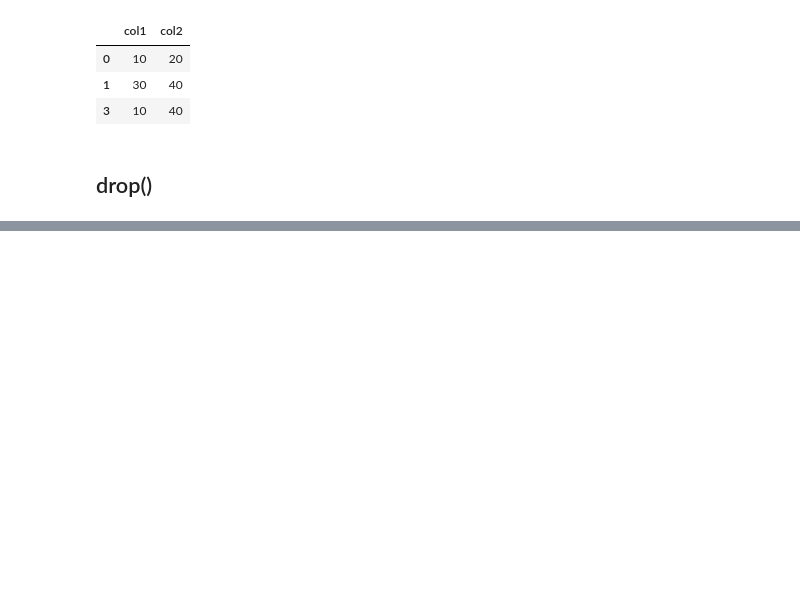
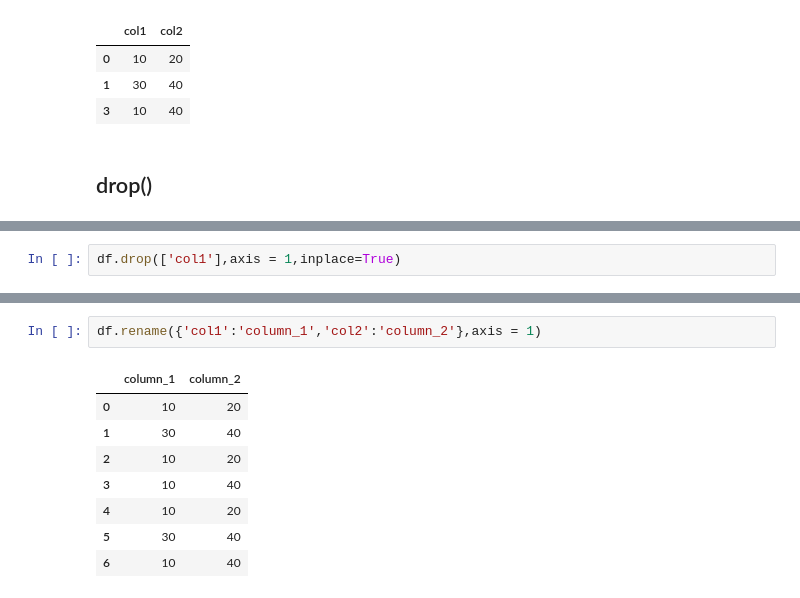
Before and after one commit to Aakashdoraisamy/Core_to_Advanced_Python, a Jupyter notebook: Python_Libraries/pandas/pandas.ipynb, the cells around one changed output, grey strips where cells are left out. Saved outputs shown, nothing was run; the diff lists cells and outputs as text; blank space fills up the shorter version.

```diff
--- a/Python_Libraries/pandas/pandas.ipynb
+++ b/Python_Libraries/pandas/pandas.ipynb
@@ -1025,0 +1045,2 @@ df.drop_duplicates() # by default it keeps first as orginal
+# %%
+df.drop(['col1'],axis = 1,inplace=True)
@@ -1025,0 +1127,11 @@ df.drop_duplicates() # by default it keeps first as orginal
+# %%
+df.rename({'col1':'column_1','col2':'column_2'},axis = 1)
+# %% [output]
+|  | column_1 | column_2 |
+| 0 | 10 | 20 |
+| 1 | 30 | 40 |
+| 2 | 10 | 20 |
+| 3 | 10 | 40 |
+| 4 | 10 | 20 |
+| 5 | 30 | 40 |
+| 6 | 10 | 40 |
```
Also changed, not shown: parts of 22 cells of this notebook.
